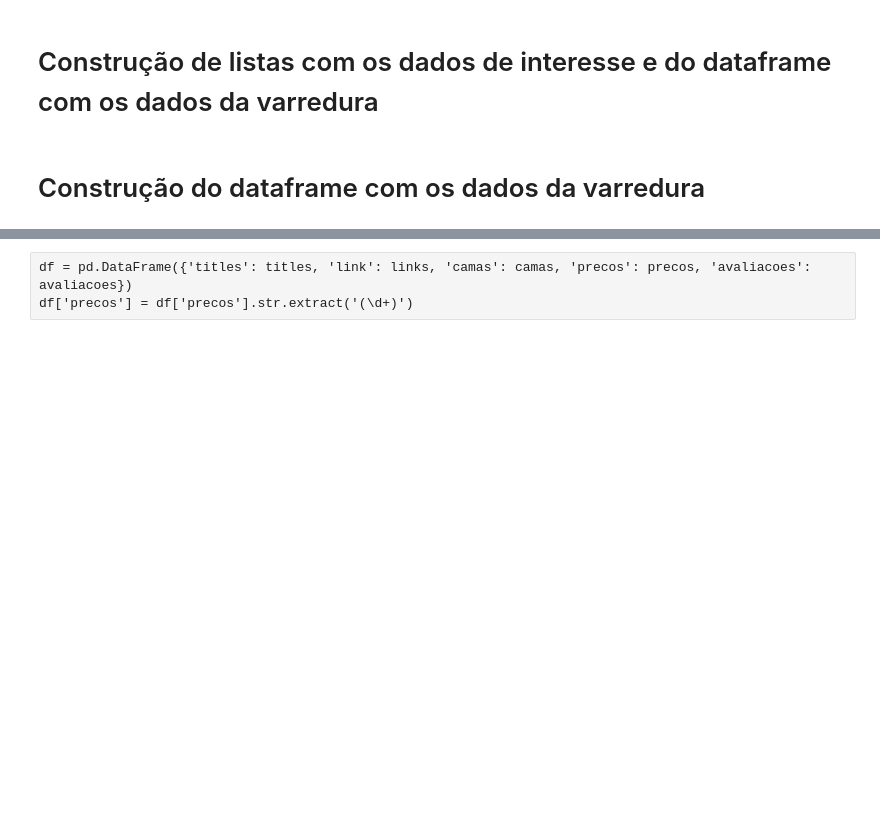
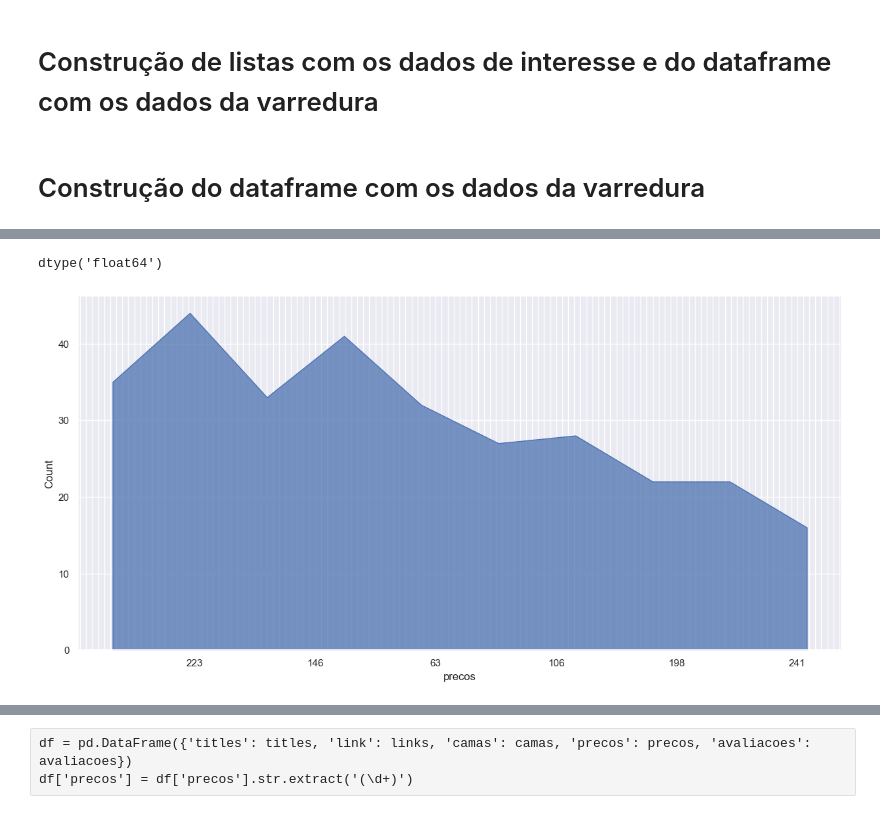
Before and after one commit to hucodelab/airbnb_webscraping, a Jupyter notebook: airbnb.ipynb, the cells around one changed output, grey strips where cells are left out. Saved outputs shown, nothing was run; the diff lists cells and outputs as text; code cells hidden in the pictures; blank space fills up the shorter version.

Commit message:
dados de todas as paginas do Rio e SP + histograma

```diff
--- a/airbnb.ipynb
+++ b/airbnb.ipynb
@@ -76,3 +77,6 @@ def create_df(pages):
 # %%
 df_sp = create_df(pages_sp)
 df_rj = create_df(pages_rj)
+# %%
+df_sp['cidade'] = "São Paulo"
+df_rj['cidade'] = "Rio de Janeiro"
@@ -78,0 +101,4 @@ df_rj = create_df(pages_rj)
+# %%
+df.precos.dtype
+# %% [output]
+dtype('float64')
@@ -78,0 +107,10 @@ df_rj = create_df(pages_rj)
+# %%
+ax = sns.histplot(data=df_sp, x="precos", element="poly", discrete=False);
+for index, label in enumerate(ax.get_xticklabels()):
+    if index % 20 == 0:
+        label.set_visible(True)
+    else:
+        label.set_visible(False)
+plt.show()
+# %% [output]
+[figure, added]
```
Also changed, not shown: parts of 10 cells of this notebook.
